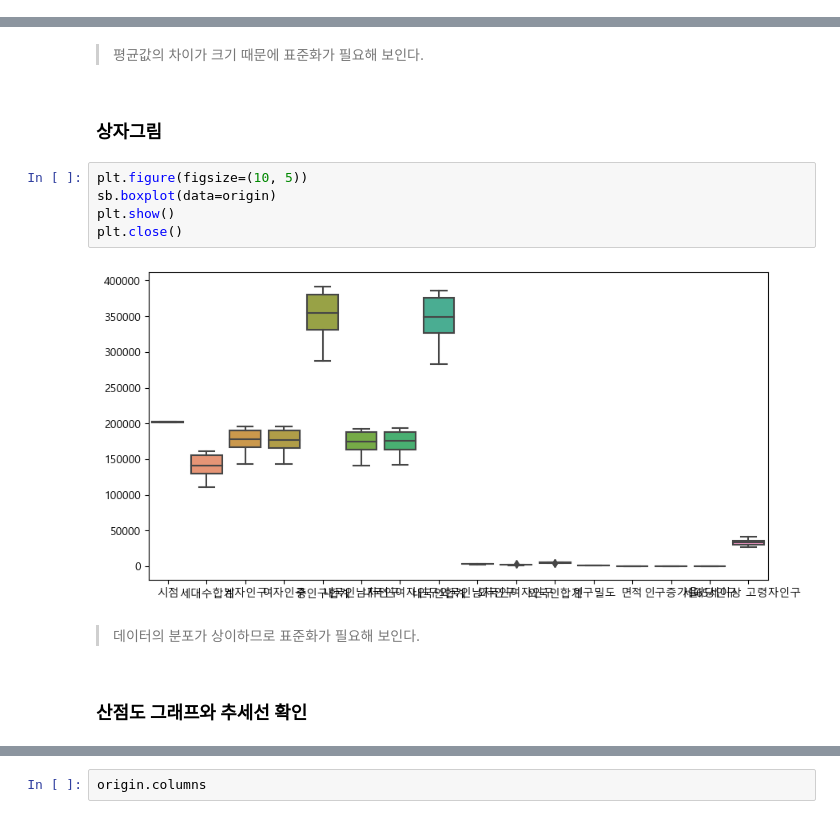
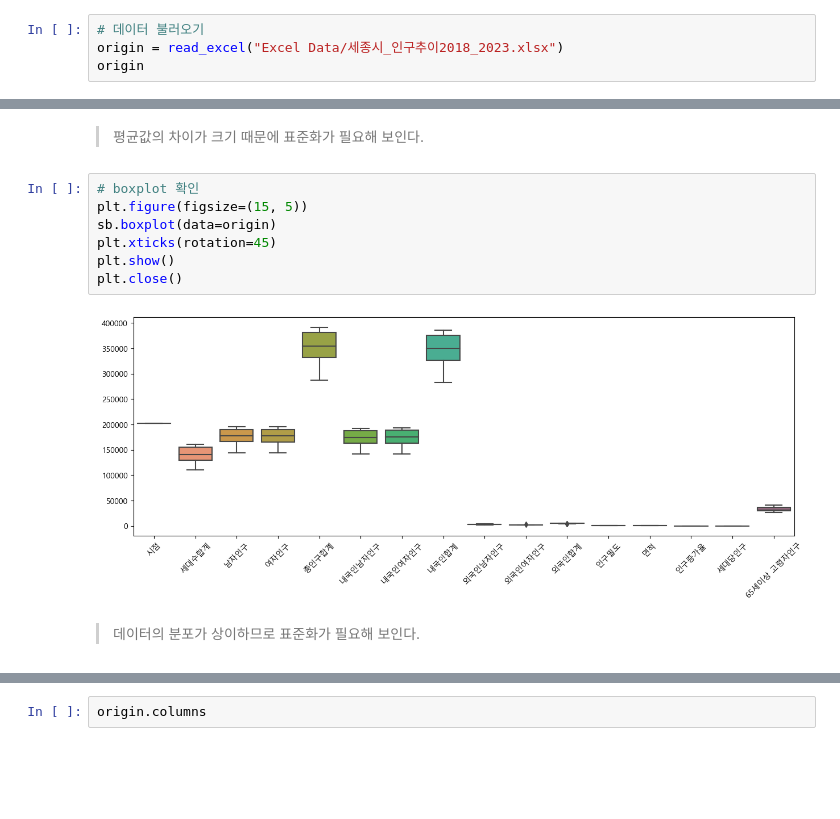
Before and after one commit to jagara101/Sejong_City_Contest_exhibit, a Jupyter notebook: 세종시_공모전(0901~0930)/사용_데이터/인구추이_머신러닝.ipynb, the cells around one changed output, grey strips where cells are left out. Drawn from its saved outputs; the diff is of its cells as text; blank space fills up the shorter version.

```diff
--- a/세종시_공모전(0901~0930)/인구추이_머신러닝.ipynb
+++ b/세종시_공모전(0901~0930)/사용_데이터/인구추이_머신러닝.ipynb
@@ -84,0 +26,4 @@ origin.describe()
+# %%
+# 데이터 불러오기
+origin = read_excel("Excel Data/세종시_인구추이2018_2023.xlsx")
+origin
@@ -85,16 +78,14 @@ origin.describe()
 # %% [markdown]
 > 평균값의 차이가 크기 때문에 표준화가 필요해 보인다.
-# %% [markdown]
-### 상자그림
 # %%
-plt.figure(figsize=(10, 5))
+# boxplot 확인
+plt.figure(figsize=(15, 5))
 sb.boxplot(data=origin)
+plt.xticks(rotation=45)
 plt.show()
 plt.close()
 # %% [output]
-[figure, old version]
+[figure, new version]
 # %% [markdown]
 > 데이터의 분포가 상이하므로 표준화가 필요해 보인다.
-# %% [markdown]
-### 산점도 그래프와 추세선 확인
 # %%
```
Also changed, not shown: parts of 35 cells of this notebook, 8 other files.
